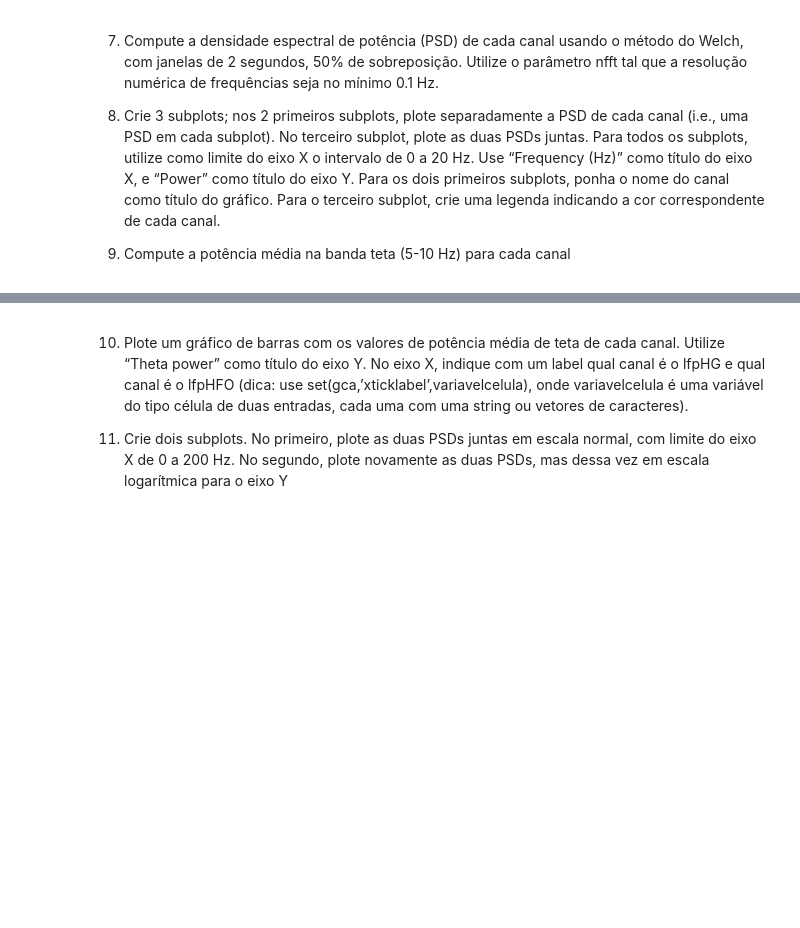
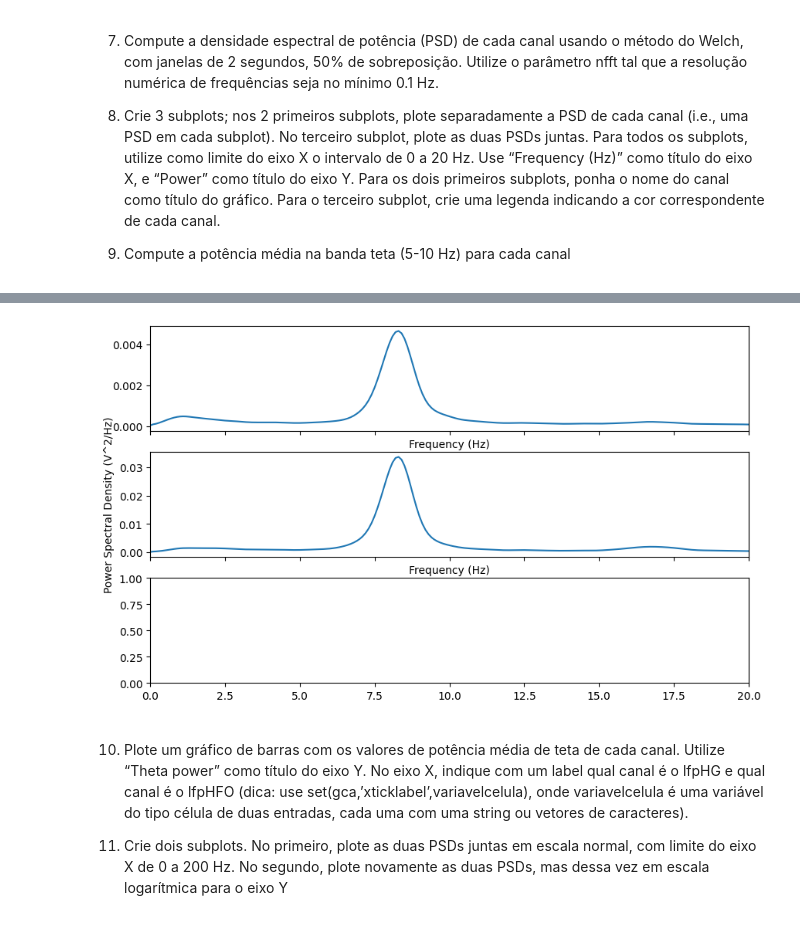
Before and after one commit to RafaelRosendof/Math_code, a Jupyter notebook: sinais.ipynb, the cells around one changed output, grey strips where cells are left out. Saved outputs shown, nothing was run; the diff lists cells and outputs as text; code cells hidden in the pictures; blank space fills up the shorter version.

```diff
--- a/sinais.ipynb
+++ b/sinais.ipynb
@@ -78,3 +121,41 @@ subplot, crie uma legenda indicando a cor correspondente de cada canal.
+# %%
+#Computando o PSD usando o método de Welch
+
+f , Pxx = sig.welch(
+                    lfpHFO,
+                    fs=srate,
+                    nfft=10000,
+                    nperseg=2000 ,
+                    noverlap=1000,
+                    scaling='density')
+
+fl , Pxx_hg = sig.welch(
+                    lfpHG,
+                    fs=srate,
+                    nfft=10000,
+                    nperseg=2000 ,
+                    noverlap=1000,
+                    scaling='density')
+
+fig, ax = plt.subplots(3, 1, figsize=(10, 6), sharex=True)
+
+
+
+ax[0].plot(f, Pxx )
+ax[0].set_xlabel('Frequency (Hz)')
+#ax[0].set_ylabel('Power Spectral Density (V^2/Hz)')
+ax[0].set_xlim(0, 20)
+
+ax[1].plot(fl, Pxx_hg)
+ax[1].set_xlabel('Frequency (Hz)')
+ax[1].set_ylabel('Power Spectral Density (V^2/Hz)')
+ax[1].set_xlim(0, 20)
+
+#plotar as duas juntas agora
+
+plt.show()
+# %% [output]
+[figure, added]
 # %% [markdown]
 10) Plote um gráfico de barras com os valores de potência média de teta de cada canal.
 Utilize “Theta power” como título do eixo Y. No eixo X, indique com um label qual
```
Also changed, not shown: parts of 4 cells of this notebook, 2 other files.
